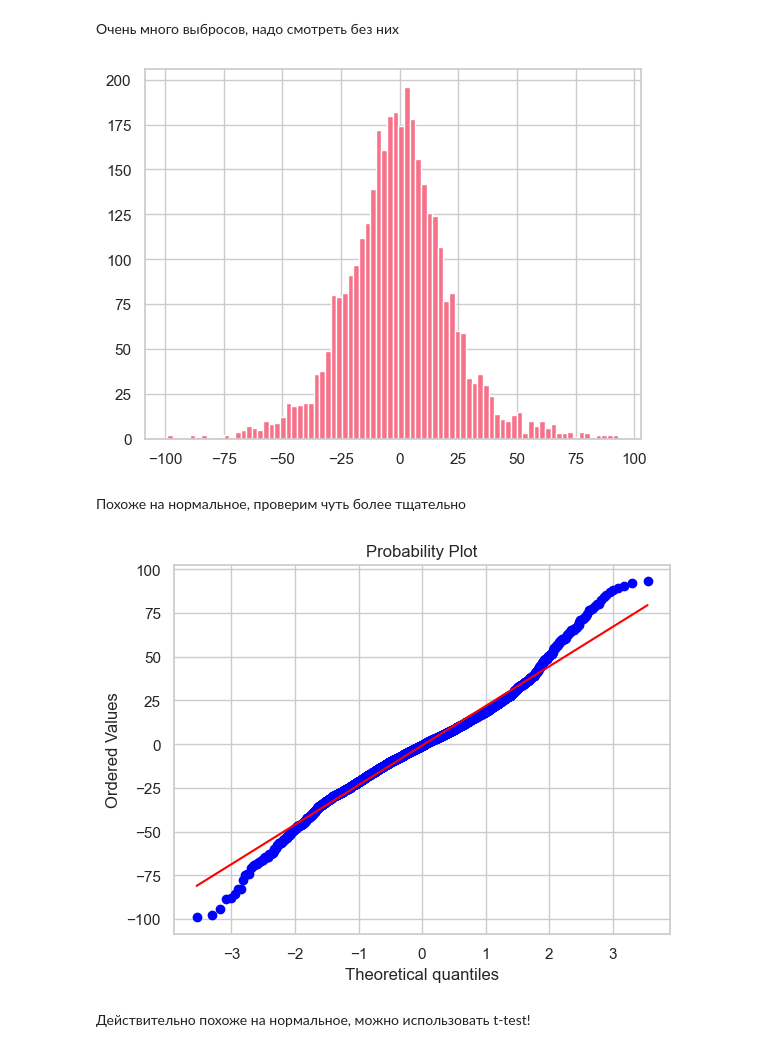
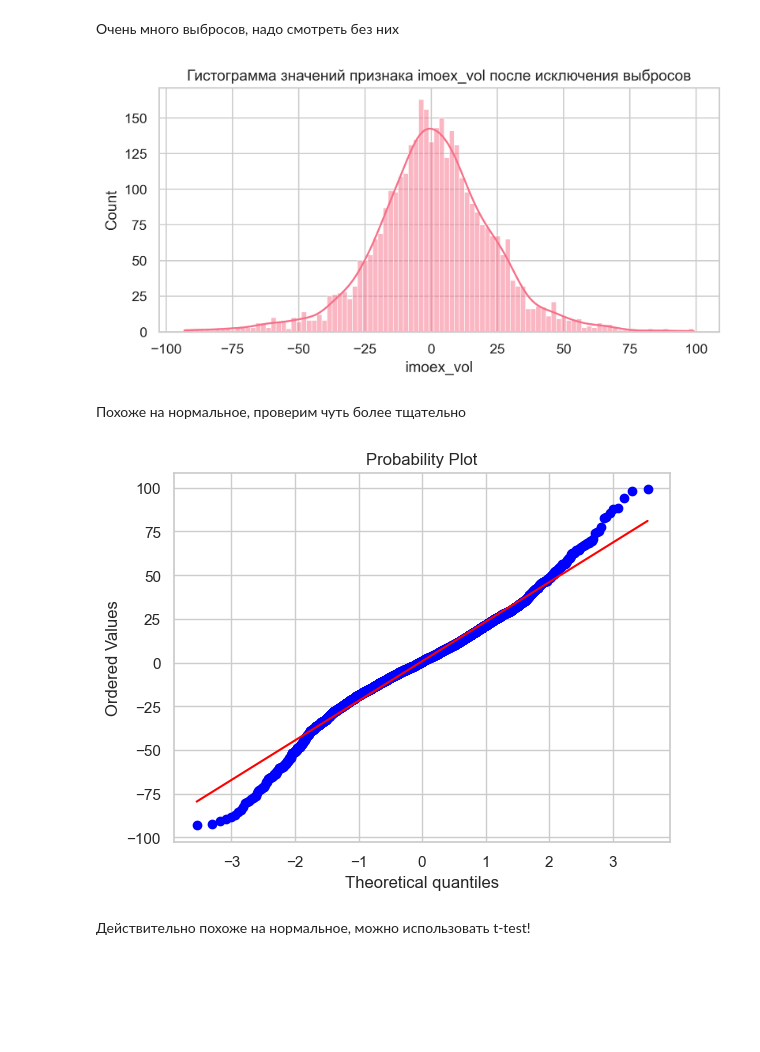
Before and after one commit to evelinakolomoets/andan_project, a Jupyter notebook: step06_hypotheses.ipynb, the cells around one changed output. Drawn from its saved outputs; the diff is of its cells as text; code cells hidden in the pictures; blank space fills up the shorter version.

```diff
--- a/step06_hypotheses.ipynb
+++ b/step06_hypotheses.ipynb
@@ -56,16 +56,21 @@ plt.hist(diff, bins = 80);
 # %% [markdown]
 Очень много выбросов, надо смотреть без них
 # %%
-diff_1 = diff[(diff<100) & (diff>-100)]
-plt.hist(diff_1, bins = 80);
+imoex_vol_no_outliers = df.imoex_vol[(df.imoex_vol<100) & (df.imoex_vol>-100)]
+
+
+plt.figure(figsize=(8,3.5), dpi=300)
+
+plt.title('Гистограмма значений признака imoex_vol после исключения выбросов')
+sns.histplot(imoex_vol_no_outliers, bins=100, kde=True);
 # %% [output]
-[figure, old version]
+[figure, new version]
 # %% [markdown]
 Похоже на нормальное, проверим чуть более тщательно
 # %%
-stats.probplot(diff_1, dist="norm", plot=plt);
+stats.probplot(imoex_vol_no_outliers, dist="norm", plot=plt);
 # %% [output]
-[figure, old version]
+[figure, new version]
 # %% [markdown]
 Действительно похоже на нормальное, можно использовать t-test!
 # %%
```
Also changed, not shown: parts of 36 cells of this notebook.
